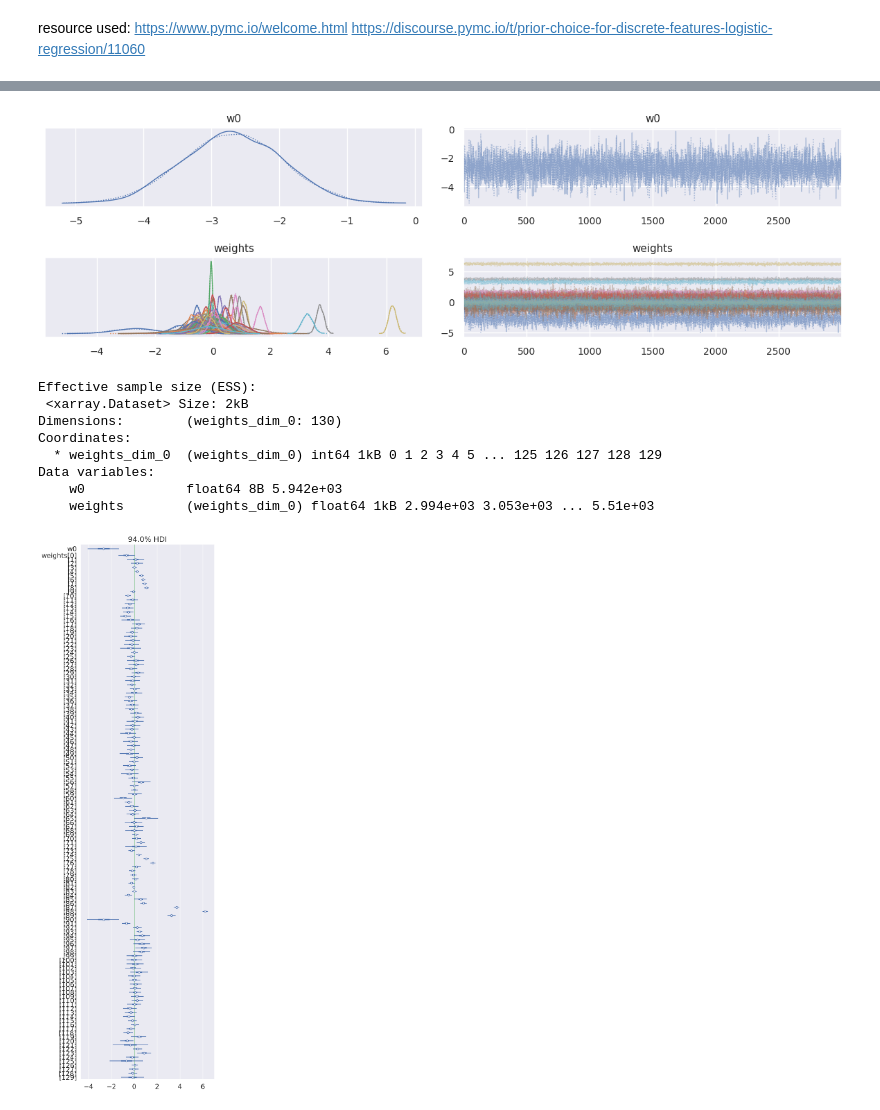
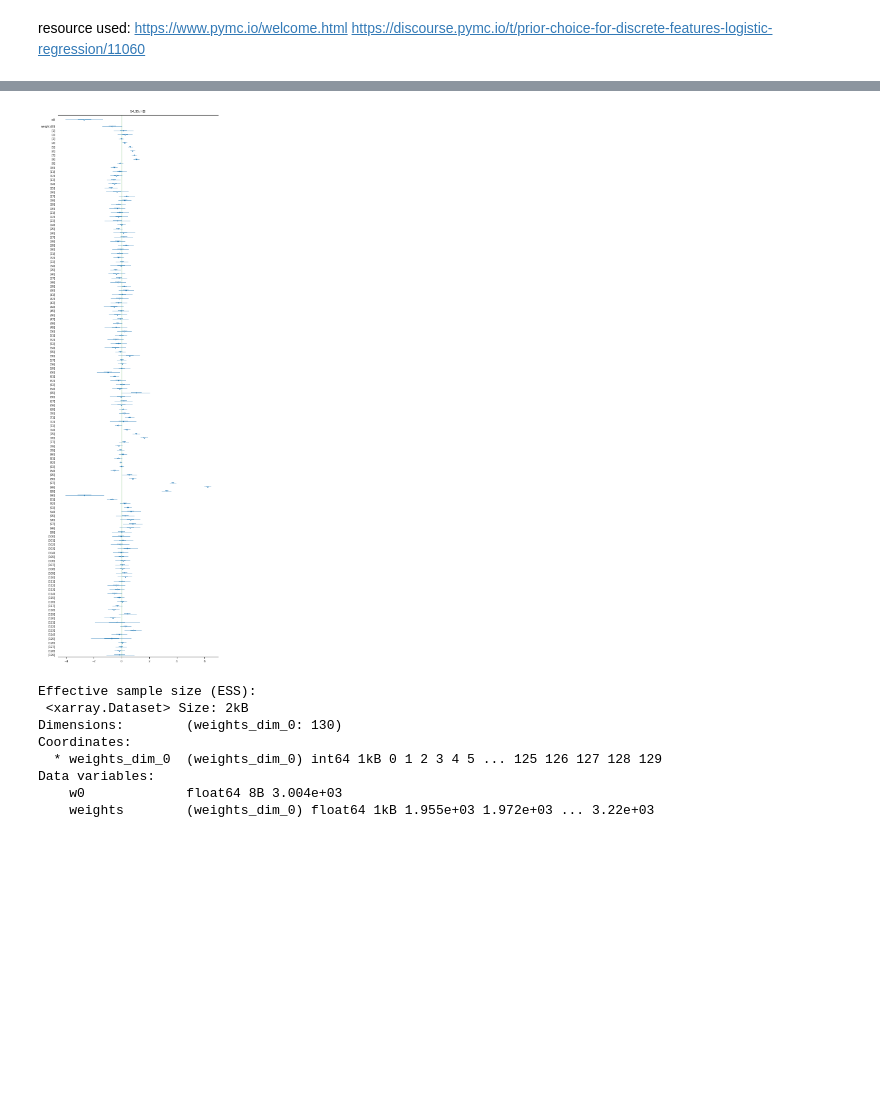
Before and after one commit to taliafabs/STA496, a Jupyter notebook: MidtermPaper/code/STA496_MidtermPaperCode.ipynb, the cells around one changed output, grey strips where cells are left out. Saved outputs shown, nothing was run; the diff lists cells and outputs as text; code cells hidden in the pictures; blank space fills up the shorter version.

```diff
--- a/MidtermPaper/code/STA496_MidtermPaperCode.ipynb
+++ b/MidtermPaper/code/STA496_MidtermPaperCode.ipynb
@@ -946,6 +896,0 @@ plt.show()
-# %%
-az.plot_trace(idata, var_names=['w0', 'weights'])
-plt.tight_layout()
-plt.show()
-# %% [output]
-[figure, removed]
@@ -957,6 +897,13 @@ plt.show()
+# %%
+# credible intervals
+az.plot_forest(idata0, combined=True, rope = (0,0), textsize=6)
+plt.tight_layout()
+plt.show()
+# %% [output]
+[figure, added]
 # %%
-# ess
-ess_ = az.ess(idata)
+# effective sample size
+ess_ = az.ess(idata0)
 print("Effective sample size (ESS):\n", ess_)
 # %% [output]
 Effective sample size (ESS):
@@ -965,12 +912,5 @@ Dimensions:        (weights_dim_0: 130)
 Coordinates:
   * weights_dim_0  (weights_dim_0) int64 1kB 0 1 2 3 4 5 ... 125 126 127 128 129
 Data variables:
-    w0             float64 8B 5.942e+03
-    weights        (weights_dim_0) float64 1kB 2.994e+03 3.053e+03 ... 5.51e+03
+    w0             float64 8B 3.004e+03
+    weights        (weights_dim_0) float64 1kB 1.955e+03 1.972e+03 ... 3.22e+03
-# %%
-# credible intervals
-az.plot_forest(idata, combined=True, rope = (0,0))
-plt.tight_layout()
-plt.show()
-# %% [output]
-[figure, removed]
```
Also changed, not shown: parts of 19 cells of this notebook.
